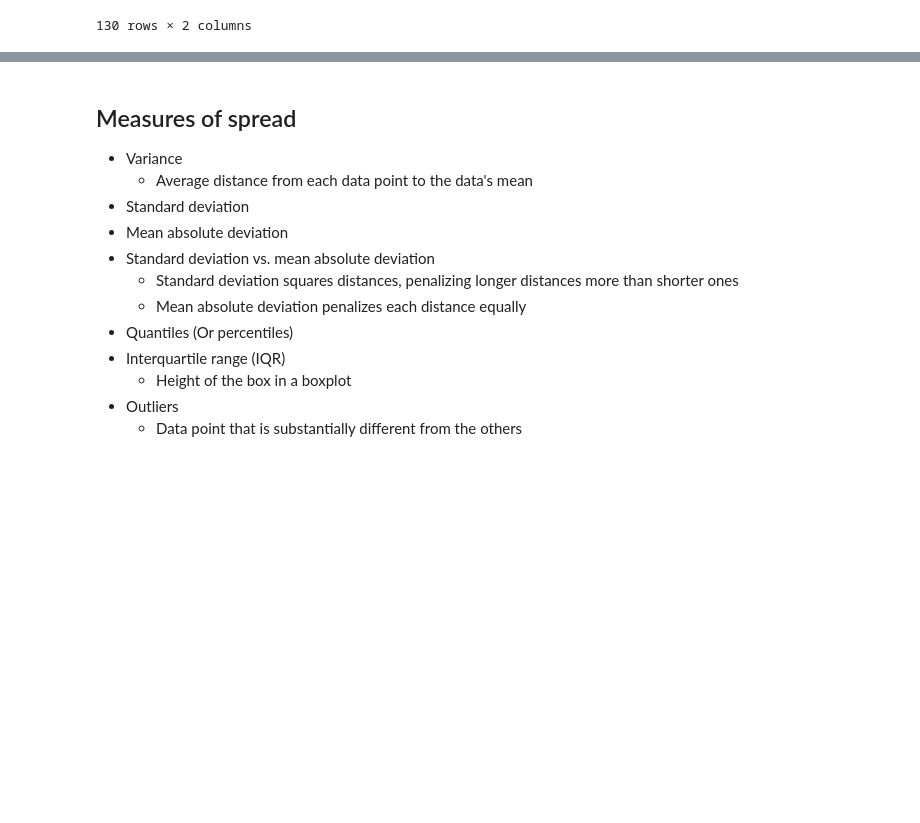
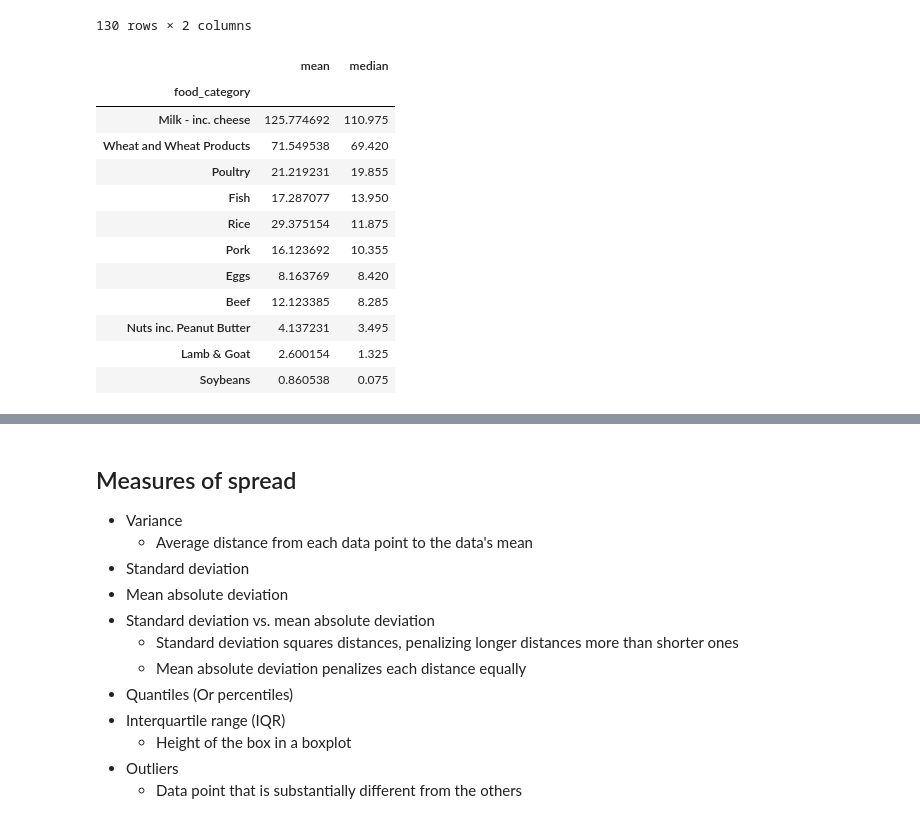
Before and after one commit to Starburned7/data-analytics-projects, a Jupyter notebook: Food_consumption.ipynb, the cells around one changed output, grey strips where cells are left out. Drawn from its saved outputs; the diff is of its cells as text; code cells hidden in the pictures; blank space fills up the shorter version.

```diff
--- a/Food_consumption.ipynb
+++ b/Food_consumption.ipynb
@@ -77,3 +77,20 @@ df.groupby('country')['co2_emmission'].agg([np.mean, np.median]).sort_values(by=
 | Cambodia | 41.128182 | 2.21 |
 | Ethiopia | 21.992727 | 2.14 |
 130 rows × 2 columns
+# %%
+# Group by food category, select consumption column, and compute mean and median. Since data is skewed, sort by median
+df.groupby('food_category')['consumption'].agg([np.mean, np.median]).sort_values(by='median', ascending=False)
+# %% [output]
+|  | mean | median |
+| food_category |  |  |
+| Milk - inc. cheese | 125.774692 | 110.975 |
+| Wheat and Wheat Products | 71.549538 | 69.420 |
+| Poultry | 21.219231 | 19.855 |
+| Fish | 17.287077 | 13.950 |
+| Rice | 29.375154 | 11.875 |
+| Pork | 16.123692 | 10.355 |
+| Eggs | 8.163769 | 8.420 |
+| Beef | 12.123385 | 8.285 |
+| Nuts inc. Peanut Butter | 4.137231 | 3.495 |
+| Lamb & Goat | 2.600154 | 1.325 |
+| Soybeans | 0.860538 | 0.075 |
```
Also changed, not shown: parts of 3 cells of this notebook.
